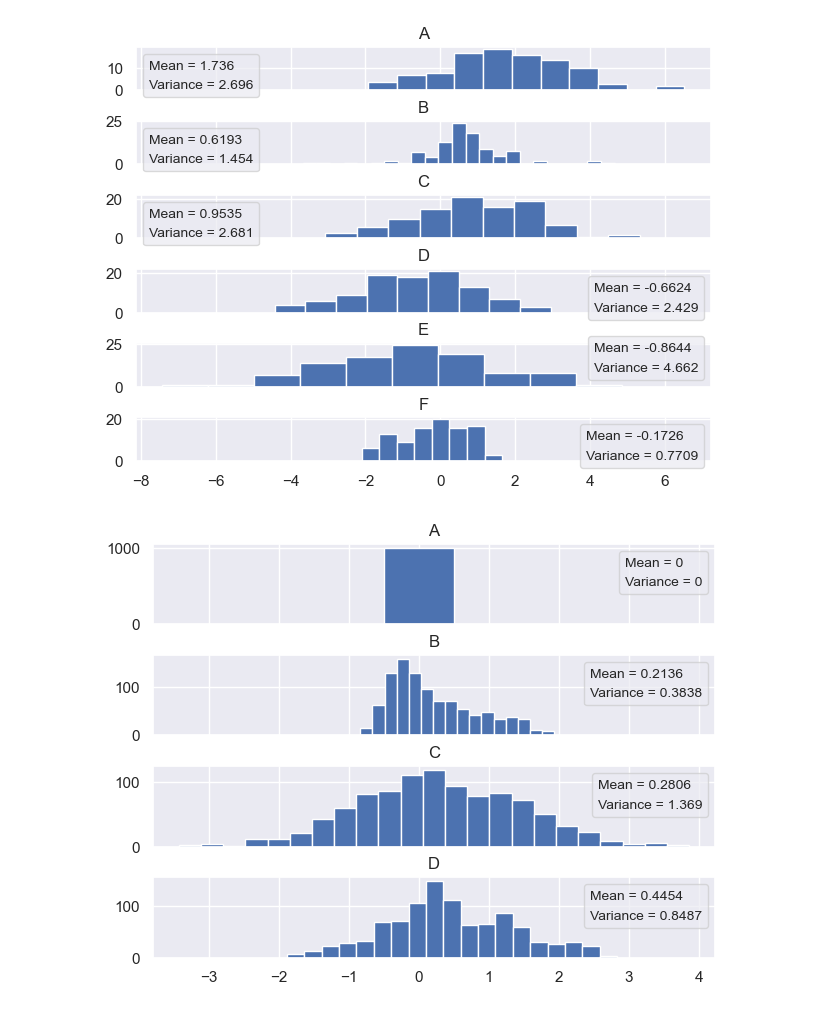
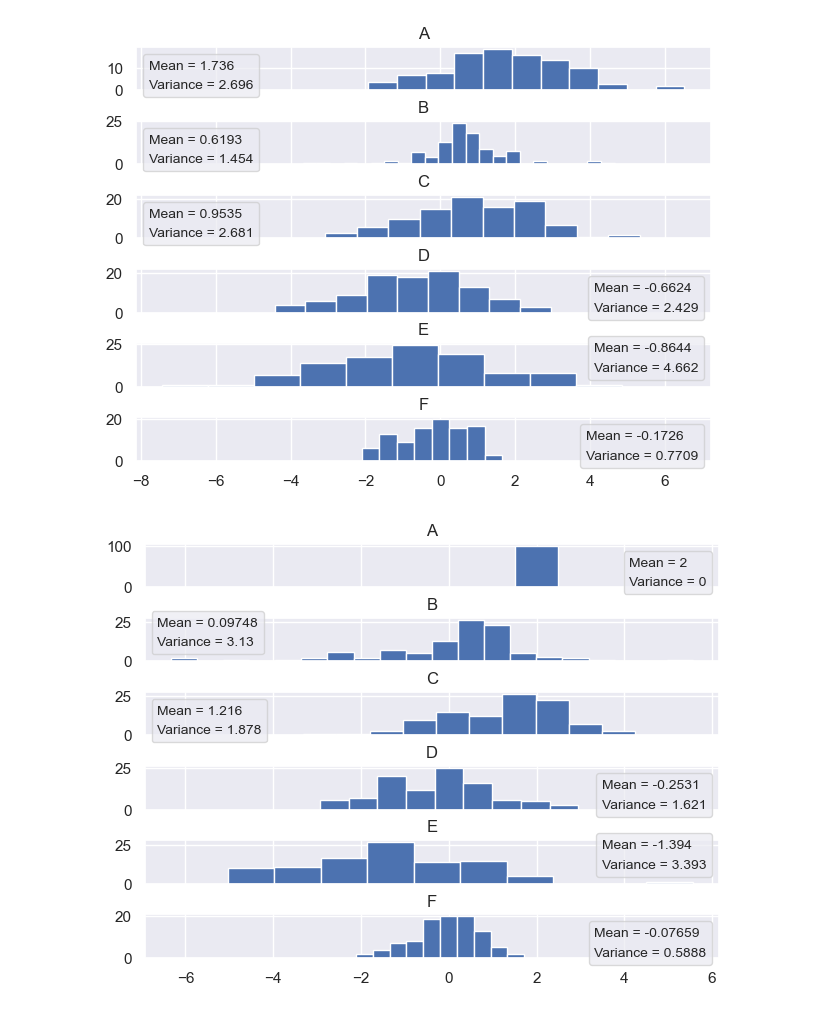
Before and after one commit to GorenzelgProjects/AML_Project3, a Jupyter notebook: Load_code.ipynb, the cells around one changed output. Cells and saved outputs as stored; diff of their text form; code cells hidden in the pictures.

```diff
--- a/Load_code.ipynb
+++ b/Load_code.ipynb
@@ -13,3 +17,12 @@ data_100_A_2 = pd.read_csv("data_784.csv")
+# %%
+mean = data_100_A_2.mean()
+std_dev = data_100_A_2.std()
+z_scores = np.abs((data_100_A_2 - mean) / std_dev)
+threshold = 2
+good_indices = z_scores['B'] <= threshold
+
+# Extract the non-outlier points
+data_100_A_2 = data_100_A_2[good_indices]
 # %%
 corr = data_100.corr()
 corr.style.background_gradient(cmap='coolwarm')
@@ -265,25 +278,26 @@ plt.show()
 # %% [output]
 [figure]
 # %%
-df = data_1000_A_0
+df = data_100_A_2
+
 
 nodes = list(df.columns.values)
 fig, ax = plt.subplots(len(nodes)-1, sharex=True)
 fig.tight_layout(pad=1)
 
 handles = [mpl_patches.Rectangle((0, 0), 1, 1, fc="white", ec="white",
                                  lw=0, alpha=0)] * 2
 
 
 for i in range(1,len(nodes)):
     ax[i-1].hist(df[nodes[i]],bins = 'auto')
     ax[i-1].set_title(nodes[i])
     labels = []
     labels.append("Mean = {0:.4g}".format(df[nodes[i]].mean()))
     labels.append("Variance = {0:.4g}".format(df[nodes[i]].var()))
     ax[i-1].legend(handles, labels, loc='best', fontsize='small',
           fancybox=True, framealpha=0.7,
           handlelength=0, handletextpad=0)
 plt.show()
 # %% [output]
-[figure, old version]
+[figure, new version]
```
Also changed, not shown: parts of 2 cells of this notebook.
